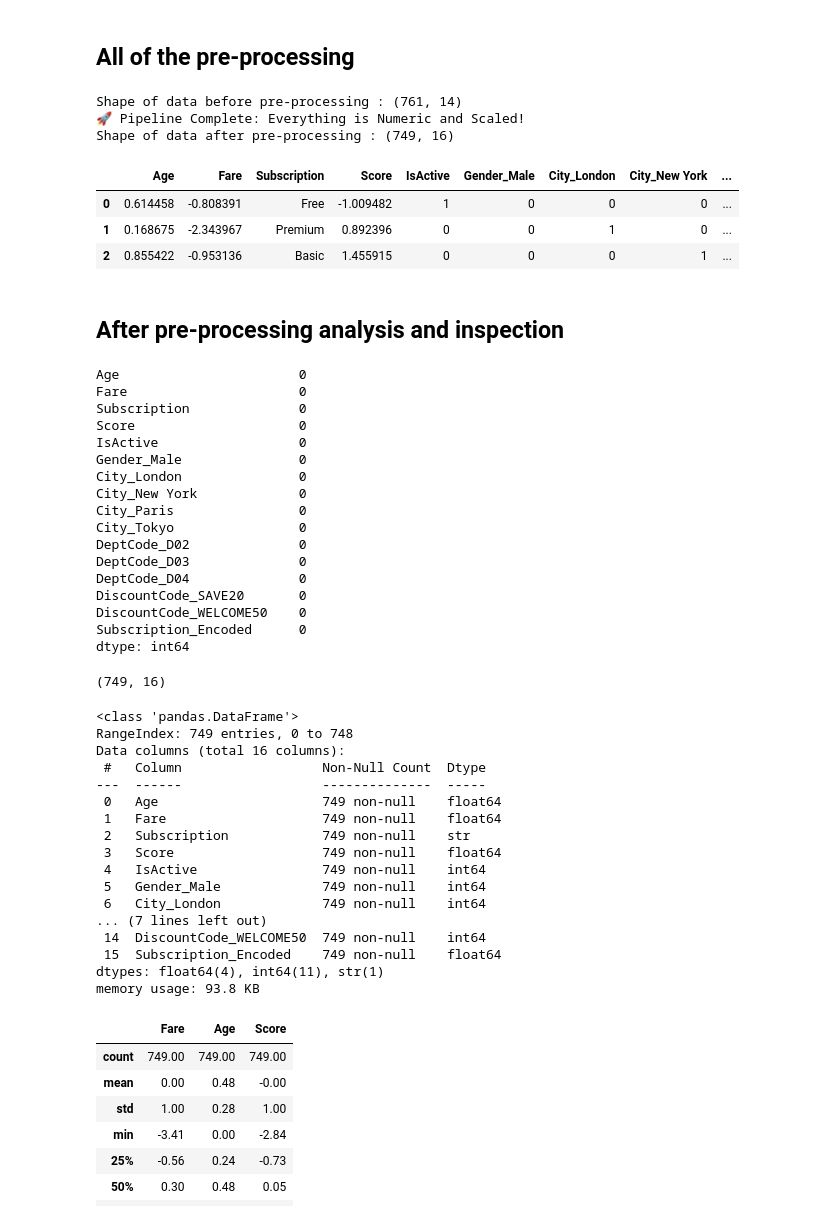
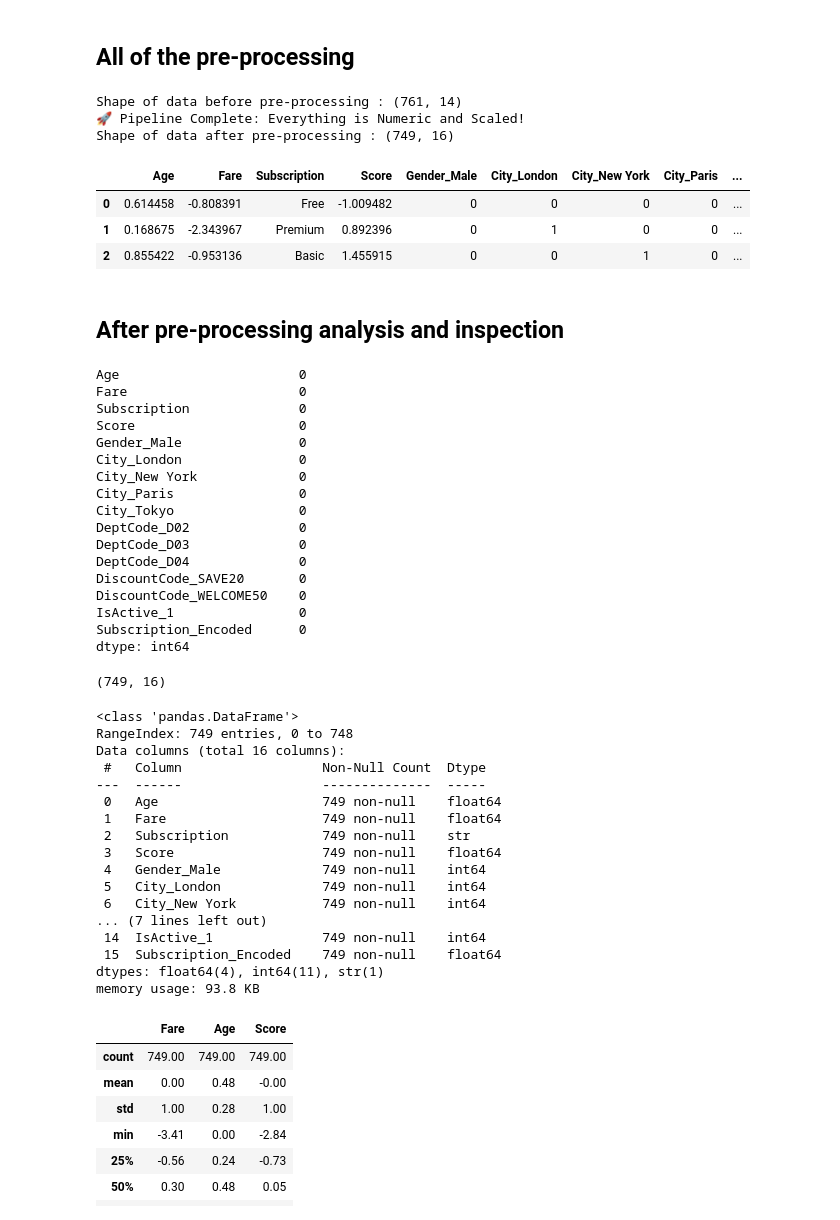
Before and after one commit to shikhars22/learningML, a Jupyter notebook: notebooks/post-processing/1. Train Test split.ipynb, the cells around one changed output. Drawn from its saved outputs; the diff is of its cells as text; code cells hidden in the pictures.

```diff
--- a/notebooks/post-processing/1. Train Test split.ipynb
+++ b/notebooks/post-processing/1. Train Test split.ipynb
@@ -152,38 +152,38 @@ df = df.reset_index(drop=True)
 # 7. Encoding & Scaling
 # (We fix the boolean types AND the Fare scaling here)
 
 # Encoding categorical columns
-df = pd.get_dummies(df, columns=['Gender', 'City', 'DeptCode', 'DiscountCode'], drop_first=True)
+df = pd.get_dummies(df, columns=['Gender', 'City', 'DeptCode', 'DiscountCode', 'IsActive'], drop_first=True)
 
 # Ordinal Encoding for your Target
 encoder = OrdinalEncoder(categories=[['Free', 'Basic', 'Premium']])
 df['Subscription_Encoded'] = encoder.fit_transform(df[['Subscription']])
 
 # Create the final dataframe and reset index
 df_final = df.copy().reset_index(drop=True)
 
 # A. Handle the Fare Scaling (Log + Standardize)
 df_final['Fare'] = np.log1p(df_final['Fare'])
 df_final[['Fare']] = StandardScaler().fit_transform(df_final[['Fare']])
 
 # B. Scale Age and Score
 df_final[['Age']] = MinMaxScaler().fit_transform(df_final[['Age']])
 df_final[['Score']] = StandardScaler().fit_transform(df_final[['Score']])
 
 # C. Convert all Boolean columns to 1 and 0 (Universal compatibility)
 df_final = df_final.apply(lambda x: x.astype(int) if x.dtype == 'bool' else x)
 
 print("🚀 Pipeline Complete: Everything is Numeric and Scaled!")
 print(f"Shape of data after pre-processing : {df_final.shape}")
 df_final.head(3)
 # %% [output]
 Shape of data before pre-processing : (761, 14)
 🚀 Pipeline Complete: Everything is Numeric and Scaled!
 Shape of data after pre-processing : (749, 16)
-|  | Age | Fare | Subscription | Score | IsActive | Gender_Male | City_London | City_New York | ... |
-| 0 | 0.614458 | -0.808391 | Free | -1.009482 | 1 | 0 | 0 | 0 | ... |
-| 1 | 0.168675 | -2.343967 | Premium | 0.892396 | 0 | 0 | 1 | 0 | ... |
-| 2 | 0.855422 | -0.953136 | Basic | 1.455915 | 0 | 0 | 0 | 1 | ... |
+|  | Age | Fare | Subscription | Score | Gender_Male | City_London | City_New York | City_Paris | ... |
+| 0 | 0.614458 | -0.808391 | Free | -1.009482 | 0 | 0 | 0 | 0 | ... |
+| 1 | 0.168675 | -2.343967 | Premium | 0.892396 | 0 | 1 | 0 | 0 | ... |
+| 2 | 0.855422 | -0.953136 | Basic | 1.455915 | 0 | 0 | 1 | 0 | ... |
 # %% [markdown]
 ## After pre-processing analysis and inspection
 # %%
@@ -193,7 +193,6 @@ Age                       0
 Fare                      0
 Subscription              0
 Score                     0
-IsActive                  0
 Gender_Male               0
 City_London               0
 City_New York             0
@@ -204,6 +203,7 @@ DeptCode_D03              0
 DeptCode_D04              0
 DiscountCode_SAVE20       0
 DiscountCode_WELCOME50    0
+IsActive_1                0
 Subscription_Encoded      0
 dtype: int64
 # %%
@@ -222,11 +222,11 @@ Data columns (total 16 columns):
  1   Fare                    749 non-null    float64
  2   Subscription            749 non-null    str
  3   Score                   749 non-null    float64
- 4   IsActive                749 non-null    int64
- 5   Gender_Male             749 non-null    int64
- 6   City_London             749 non-null    int64
+ 4   Gender_Male             749 non-null    int64
+ 5   City_London             749 non-null    int64
+ 6   City_New York           749 non-null    int64
 ... (7 lines left out)
- 14  DiscountCode_WELCOME50  749 non-null    int64
+ 14  IsActive_1              749 non-null    int64
  15  Subscription_Encoded    749 non-null    float64
 dtypes: float64(4), int64(11), str(1)
 memory usage: 93.8 KB
```
Also changed, not shown: parts of 2 cells of this notebook, 8 other files.
